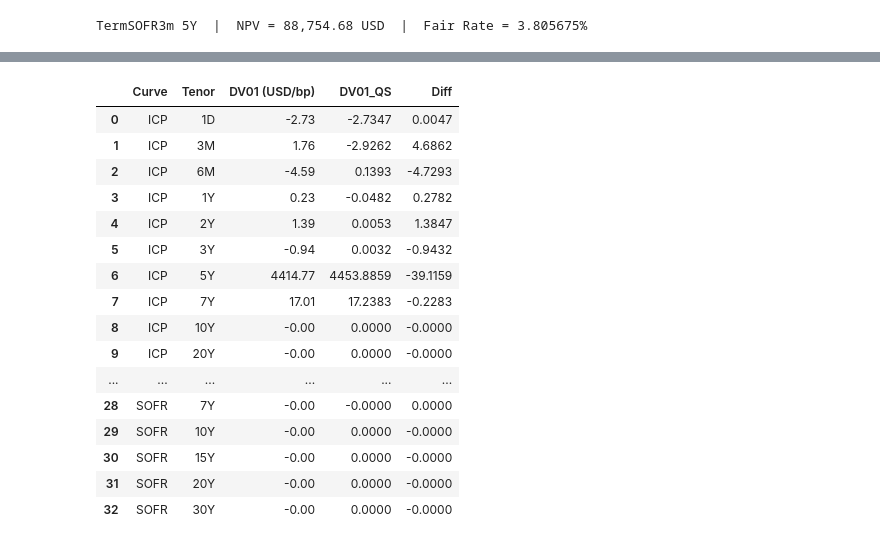
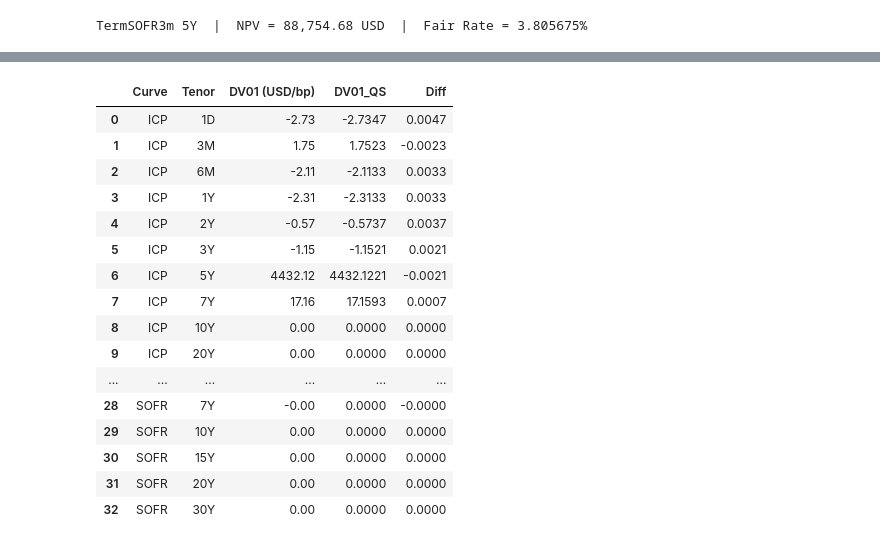
Before and after one commit to jmelo11/quantsupport, a Jupyter notebook: examples/sensitivity/bechmark/sensitivity.ipynb, the cells around one changed output, grey strips where cells are left out. Cells and saved outputs as stored; diff of their text form; code cells hidden in the pictures.

```diff
--- a/examples/sensitivity/bechmark/sensitivity.ipynb
+++ b/examples/sensitivity/bechmark/sensitivity.ipynb
@@ -176,14 +202,16 @@ SOFR OIS 5Y  |  NPV = 342.60 USD  |  Fair Rate = 3.779250%
 sofr_tenors  = ["1D","3M","6M","1Y","2Y","3Y","4Y","5Y","7Y","10Y","15Y","20Y","30Y"]
 sofr_quotes  = curves['SOFR']['quotes']
 bump = 1e-4
-base_npv = sofr_swap.NPV()
 sofr_swap_rows = []
 for tenor, q in zip(sofr_tenors, sofr_quotes):
     rq = q['rate']
     orig = rq.value()
     rq.setValue(orig + bump)
-    dv01 = sofr_swap.NPV() - base_npv
+    v_up = sofr_swap.NPV()
+    rq.setValue(orig - bump)
+    v_down = sofr_swap.NPV()
     rq.setValue(orig)
+    dv01 = (v_up - v_down) / 2
     sofr_swap_rows.append({"Curve": "SOFR", "Tenor": tenor, "Quote": round(orig, 6), "DV01 (USD/bp)": round(dv01, 2)})
 compare_sensitivities(sofr_swap_rows, "SOFR OIS 5Y Swap")
 # %% [output]
@@ -286,7 +320,6 @@ icp_quotes  = curves['ICP']['quotes']
 coll_tenors = ["1M","3M","6M","1Y","2Y","3Y","5Y","7Y","10Y","20Y"]
 coll_quotes = curves['Collateral(CLP/USD)']['quotes']
 
-base_npv_icp = icp_swap.NPV()
 icp_swap_rows = []
 
 # Bump ICP (forecast curve)
@@ -294,8 +327,11 @@ for tenor, q in zip(icp_tenors, icp_quotes):
     rq = q['rate']
     orig = rq.value()
     rq.setValue(orig + bump)
-    dv01 = (icp_swap.NPV() - base_npv_icp) / fx_spot
+    v_up = icp_swap.NPV()
+    rq.setValue(orig - bump)
+    v_down = icp_swap.NPV()
     rq.setValue(orig)
+    dv01 = (v_up - v_down) / 2 / fx_spot
     icp_swap_rows.append({"Curve": "ICP", "Tenor": tenor, "DV01 (USD/bp)": round(dv01, 2)})
 
 # Bump CLP_COLLUSD (collateral / discount curve)
@@ -306,8 +342,11 @@ for tenor, q in zip(coll_tenors, coll_quotes):
         rq = q['rate']
     orig = rq.value()
     rq.setValue(orig + bump)
-    dv01 = (icp_swap.NPV() - base_npv_icp) / fx_spot
+    v_up = icp_swap.NPV()
+    rq.setValue(orig - bump)
+    v_down = icp_swap.NPV()
     rq.setValue(orig)
+    dv01 = (v_up - v_down) / 2 / fx_spot
     icp_swap_rows.append({"Curve": "CLP_COLLUSD", "Tenor": tenor, "DV01 (USD/bp)": round(dv01, 2)})
 
 # Bump SOFR (affects collateral curve via xccy helpers)
@@ -315,8 +354,11 @@ for tenor, q in zip(sofr_tenors, sofr_quotes):
     rq = q['rate']
     orig = rq.value()
     rq.setValue(orig + bump)
-    dv01 = (icp_swap.NPV() - base_npv_icp) / fx_spot
+    v_up = icp_swap.NPV()
+    rq.setValue(orig - bump)
+    v_down = icp_swap.NPV()
     rq.setValue(orig)
+    dv01 = (v_up - v_down) / 2 / fx_spot
     icp_swap_rows.append({"Curve": "SOFR", "Tenor": tenor, "DV01 (USD/bp)": round(dv01, 2)})
 
 compare_sensitivities(icp_swap_rows, "CLP ICP OIS 5Y Swap (USD collateral)")
@@ -341,5 +383,4 @@ compare_sensitivities(icp_swap_rows, "CLP ICP OIS 5Y Swap (USD collateral)")
 # %%
-fx_spot     = 935.0
 usd_not     = 10_000_000.0
 clp_not     = usd_not * fx_spot
 xccy_spread = 0.0050  # 50 bp on CLP (receive) leg
@@ -352,7 +393,7 @@ xccy_sched = ore.Schedule(start, maturity, ore.Period(ore.Quarterly),
 # Pay USD SOFR flat, Receive CLP ICP + 50 bp
 xccy_swap = ore.CrossCcyBasisSwap(
     usd_not,  ore.USDCurrency(), xccy_sched, sofr_index, 0.0, 1.0,
-    clp_not,  ore.CLPCurrency(), xccy_sched, icp_index, xccy_spread, 1.0
+    clp_not,  ore.CLPCurrency(), xccy_sched, icp_index, xccy_spread, 1.0,
 )
 
 coll_handle = ore.YieldTermStructureHandle(coll_curve)
@@ -375,5 +480,4 @@ CLP/USD XCCY Basis 5Y  |  NPV = 158,589.08
 # %%
-base_npv_xccy = xccy_swap.NPV()
 xccy_swap_rows = []
 
 # Bump ICP (CLP forecast curve)
@@ -381,49 +485,58 @@ for tenor, q in zip(icp_tenors, icp_quotes):
     rq = q['rate']
     orig = rq.value()
     rq.setValue(orig + bump)
-    dv01 = xccy_swap.NPV() - base_npv_xccy
+    v_up = xccy_swap.NPV()
+    rq.setValue(orig - bump)
+    v_down = xccy_swap.NPV()
     rq.setValue(orig)
+    dv01 = (v_up - v_down) / 2
     xccy_swap_rows.append({"Curve": "ICP", "Tenor": tenor, "DV01 (USD/bp)": round(dv01, 2)})
 
 # Bump CLP_COLLUSD (collateral / discount for CLP leg)
 for tenor, q in zip(coll_tenors, coll_quotes):
     if 'fxPoints' in q:
         rq = q['fxPoints']
     elif 'rate' in q:
         rq = q['rate']
     else:
         continue
     orig = rq.value()
     rq.setValue(orig + bump)
-    dv01 = xccy_swap.NPV() - base_npv_xccy
+    v_up = xccy_swap.NPV()
+    rq.setValue(orig - bump)
+    v_down = xccy_swap.NPV()
     rq.setValue(orig)
+    dv01 = (v_up - v_down) / 2
     xccy_swap_rows.append({"Curve": "CLP_COLLUSD", "Tenor": tenor, "DV01 (USD/bp)": round(dv01, 2)})
 
 # Bump SOFR (USD discount)
 for tenor, q in zip(sofr_tenors, sofr_quotes):
     rq = q['rate']
     orig = rq.value()
     rq.setValue(orig + bump)
-    dv01 = xccy_swap.NPV() - base_npv_xccy
+    v_up = xccy_swap.NPV()
+    rq.setValue(orig - bump)
+    v_down = xccy_swap.NPV()
     rq.setValue(orig)
+    dv01 = (v_up - v_down) / 2
     xccy_swap_rows.append({"Curve": "SOFR", "Tenor": tenor, "DV01 (USD/bp)": round(dv01, 2)})
 
 compare_sensitivities(xccy_swap_rows, "Cross-Currency Swap CLP/USD 5Y (receive CLP ICP, pay USD SOFR)")
 # %% [output]
 |  | Curve | Tenor | DV01 (USD/bp) | DV01_QS | Diff |
 | 0 | ICP | 1D | -2.73 | -2.7347 | 0.0047 |
-| 1 | ICP | 3M | 1.76 | -2.9262 | 4.6862 |
-| 2 | ICP | 6M | -4.59 | 0.1393 | -4.7293 |
-| 3 | ICP | 1Y | 0.23 | -0.0482 | 0.2782 |
-| 4 | ICP | 2Y | 1.39 | 0.0053 | 1.3847 |
-| 5 | ICP | 3Y | -0.94 | 0.0032 | -0.9432 |
-| 6 | ICP | 5Y | 4414.77 | 4453.8859 | -39.1159 |
-| 7 | ICP | 7Y | 17.01 | 17.2383 | -0.2283 |
-| 8 | ICP | 10Y | -0.00 | 0.0000 | -0.0000 |
-| 9 | ICP | 20Y | -0.00 | 0.0000 | -0.0000 |
+| 1 | ICP | 3M | 1.75 | 1.7523 | -0.0023 |
+| 2 | ICP | 6M | -2.11 | -2.1133 | 0.0033 |
+| 3 | ICP | 1Y | -2.31 | -2.3133 | 0.0033 |
+| 4 | ICP | 2Y | -0.57 | -0.5737 | 0.0037 |
+| 5 | ICP | 3Y | -1.15 | -1.1521 | 0.0021 |
+| 6 | ICP | 5Y | 4432.12 | 4432.1221 | -0.0021 |
+| 7 | ICP | 7Y | 17.16 | 17.1593 | 0.0007 |
+| 8 | ICP | 10Y | 0.00 | 0.0000 | 0.0000 |
+| 9 | ICP | 20Y | 0.00 | 0.0000 | 0.0000 |
 | ... | ... | ... | ... | ... | ... |
-| 28 | SOFR | 7Y | -0.00 | -0.0000 | 0.0000 |
-| 29 | SOFR | 10Y | -0.00 | 0.0000 | -0.0000 |
-| 30 | SOFR | 15Y | -0.00 | 0.0000 | -0.0000 |
-| 31 | SOFR | 20Y | -0.00 | 0.0000 | -0.0000 |
-| 32 | SOFR | 30Y | -0.00 | 0.0000 | -0.0000 |
+| 28 | SOFR | 7Y | -0.00 | 0.0000 | -0.0000 |
+| 29 | SOFR | 10Y | 0.00 | 0.0000 | 0.0000 |
+| 30 | SOFR | 15Y | 0.00 | 0.0000 | 0.0000 |
+| 31 | SOFR | 20Y | 0.00 | 0.0000 | 0.0000 |
+| 32 | SOFR | 30Y | 0.00 | 0.0000 | 0.0000 |
```
Also changed, not shown: parts of 11 cells of this notebook, 11 other files.
